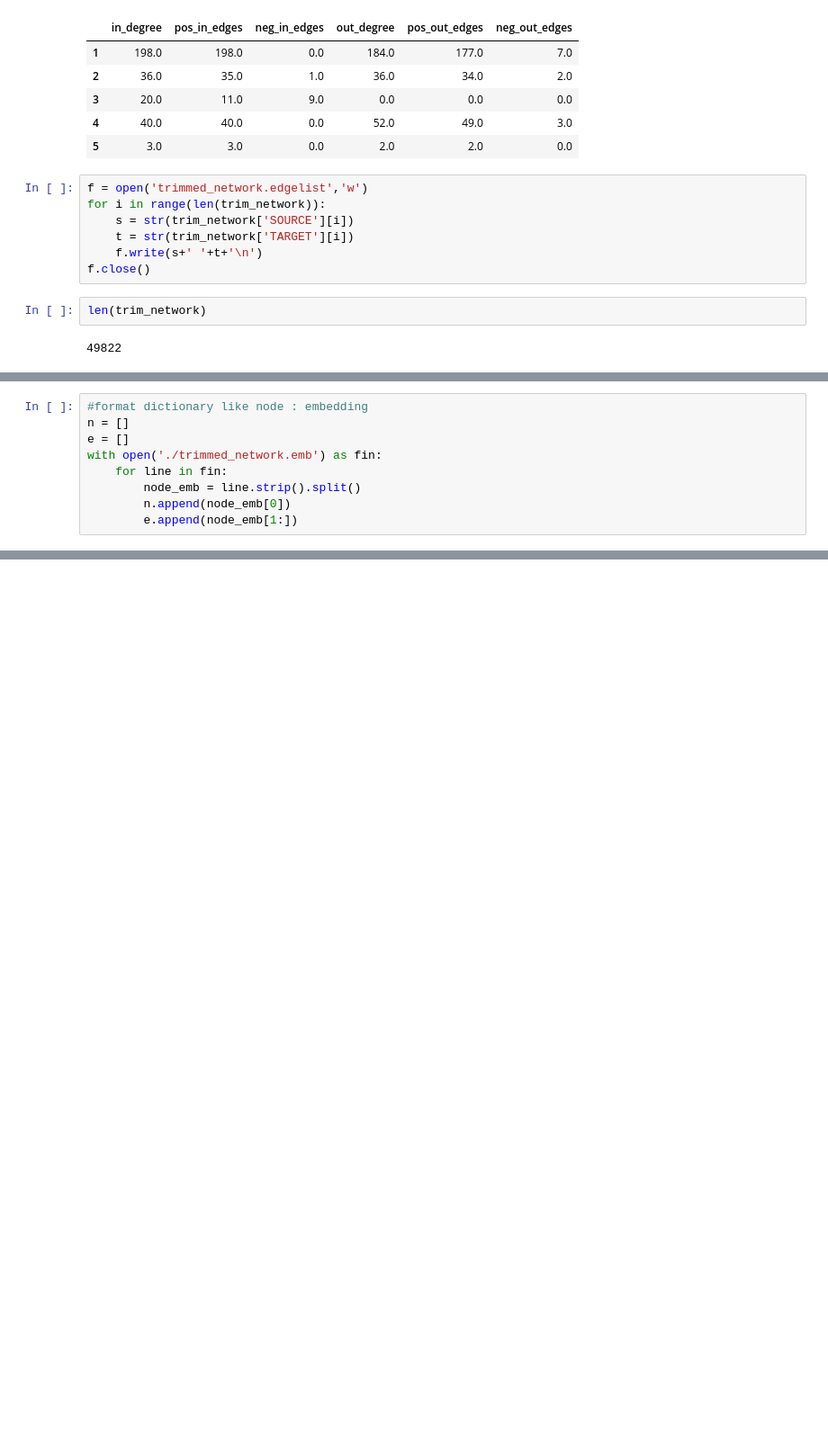
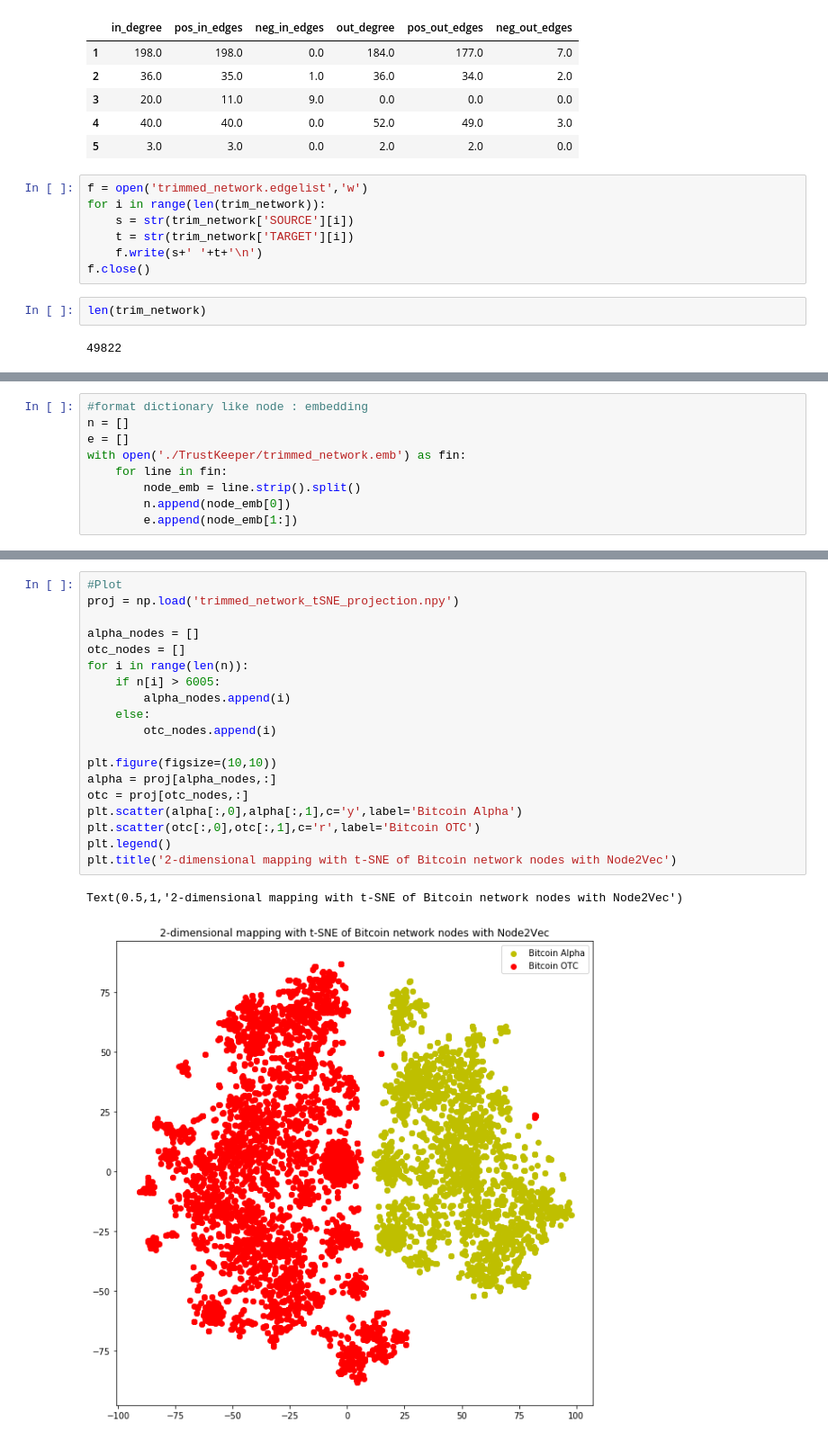
Before and after one commit to sambit9238/DataScience, a Jupyter notebook: fraud_invention.ipynb, the cells around one changed output, grey strips where cells are left out. Shown at 90% size. Drawn from its saved outputs; the diff is of its cells as text; blank space fills up the shorter version.

```diff
--- a/fraud_invention.ipynb
+++ b/fraud_invention.ipynb
@@ -201,7 +200,7 @@ sample_data             soc-sign-bitcoinotc.csv.gz
 #format dictionary like node : embedding
 n = []
 e = []
-with open('./trimmed_network.emb') as fin:
+with open('./TrustKeeper/trimmed_network.emb') as fin:
     for line in fin:
         node_emb = line.strip().split()
         n.append(node_emb[0])
@@ -215,0 +227,22 @@ embs.shape
+# %%
+#Plot
+proj = np.load('trimmed_network_tSNE_projection.npy')
+
+alpha_nodes = []
+otc_nodes = []
+for i in range(len(n)):
+    if n[i] > 6005:
+        alpha_nodes.append(i)
+    else:
+        otc_nodes.append(i)
+
+plt.figure(figsize=(10,10))
+alpha = proj[alpha_nodes,:]
+otc = proj[otc_nodes,:]
+plt.scatter(alpha[:,0],alpha[:,1],c='y',label='Bitcoin Alpha')
+plt.scatter(otc[:,0],otc[:,1],c='r',label='Bitcoin OTC')
+plt.legend()
+plt.title('2-dimensional mapping with t-SNE of Bitcoin network nodes with Node2Vec')
+# %% [output]
+Text(0.5,1,'2-dimensional mapping with t-SNE of Bitcoin network nodes with Node2Vec')
+[figure, added]
```
Also changed, not shown: parts of 38 cells of this notebook.
